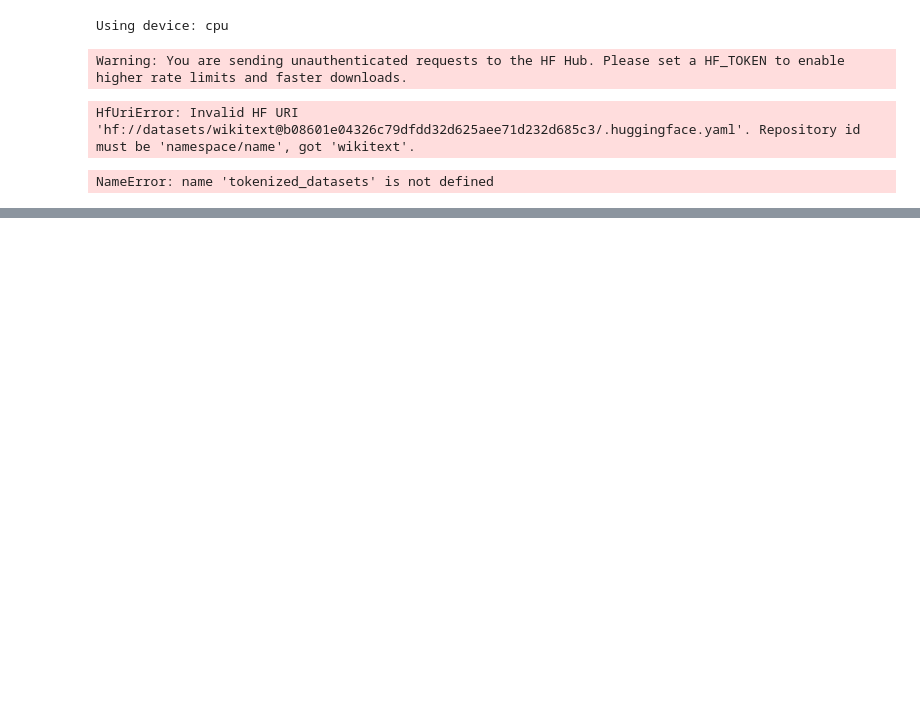
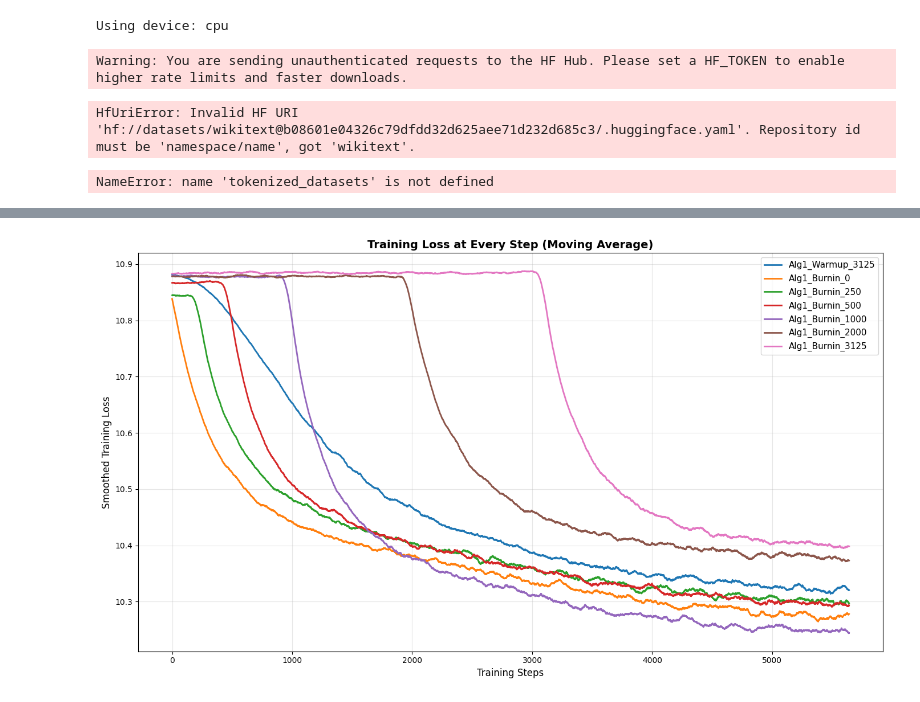
Before and after one commit to zochowskitomasz/OptimizationDataAnalysis, a Jupyter notebook: smallGPT_tails/smallgpt-tails-training.ipynb, the cells around one changed output, grey strips where cells are left out. Drawn from its saved outputs; the diff is of its cells as text; code cells hidden in the pictures; blank space fills up the shorter version.

Commit message:
a new batch of noisy smallgpt results

```diff
--- a/smallGPT_tails/smallgpt-tails-training.ipynb
+++ b/smallGPT_tails/smallgpt-tails-training.ipynb
@@ -176,13 +176,13 @@ config = GPT2Config(
 model = GPT2LMHeadModel(config)
 model.to(device)
 
-batch_size = 16
+batch_size = 32
 max_length = 128
-epochs = 1
+epochs = 5
 
-#datasets = load_dataset("wikitext", "wikitext-2-raw-v1")
+datasets = load_dataset("wikitext", "wikitext-2-raw-v1")
 
-datasets = load_dataset("wikitext", "wikitext-103-raw-v1") #more data - less overfitting?
+# datasets = load_dataset("wikitext", "wikitext-103-raw-v1") #more data - less overfitting?
 
 #prepare smaller dataset
 #datasets["train"] = datasets["train"].select(range(10000))
@@ -497,3 +496,38 @@ plt.show()
+# %%
+import matplotlib.pyplot as plt
+import numpy as np
+
+def smooth_curve(points, window_size=50):
+    valid_points = points[~np.isnan(points)]
+
+    if len(valid_points) < window_size:
+        return valid_points
+
+    smoothed_points = np.convolve(valid_points, np.ones(window_size)/window_size, mode='valid')
+    return smoothed_points
+
+plt.figure(figsize=(14, 8))
+
+for name, _, _, _ in TEST_CONFIGS:
+    try:
+        train_loss_data = np.loadtxt(f"smallgpt-tails-results/train_loss_{name}.txt")
+
+        smoothed_loss = smooth_curve(train_loss_data, window_size=100)
+        steps_x = np.arange(len(smoothed_loss))
+
+        plt.plot(steps_x, smoothed_loss, label=f"{name}", linewidth=2)
+    except FileNotFoundError:
+        pass
+
+plt.xlabel("Training Steps", fontsize=12)
+plt.ylabel("Smoothed Training Loss", fontsize=12)
+plt.title("Training Loss at Every Step (Moving Average)", fontsize=14, fontweight='bold')
+plt.legend(fontsize=11)
+plt.grid(True, alpha=0.3)
+plt.tight_layout()
+plt.show()
+# %% [output]
+[figure, added]
 # %%
 import matplotlib.pyplot as plt
 import numpy as np
```
Also changed, not shown: parts of 7 cells of this notebook, 42 other files.
